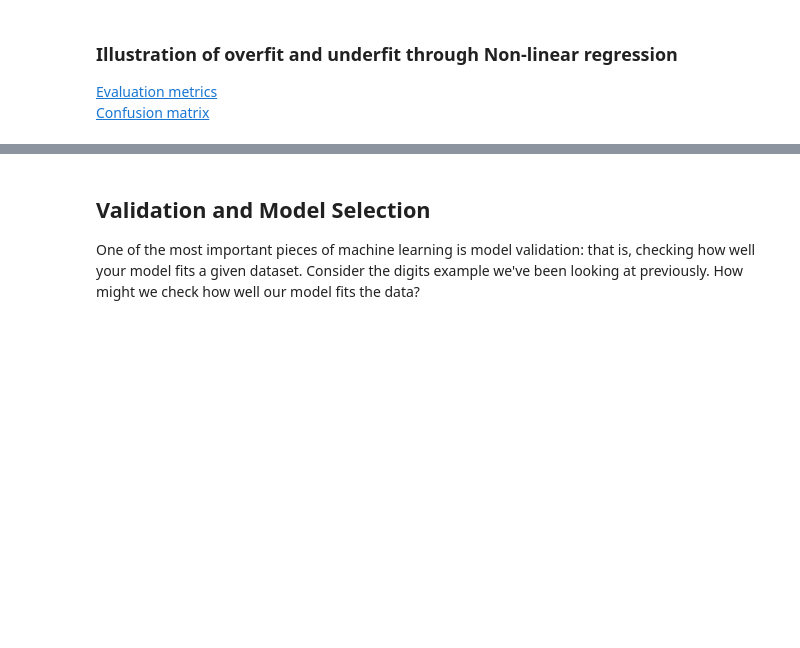
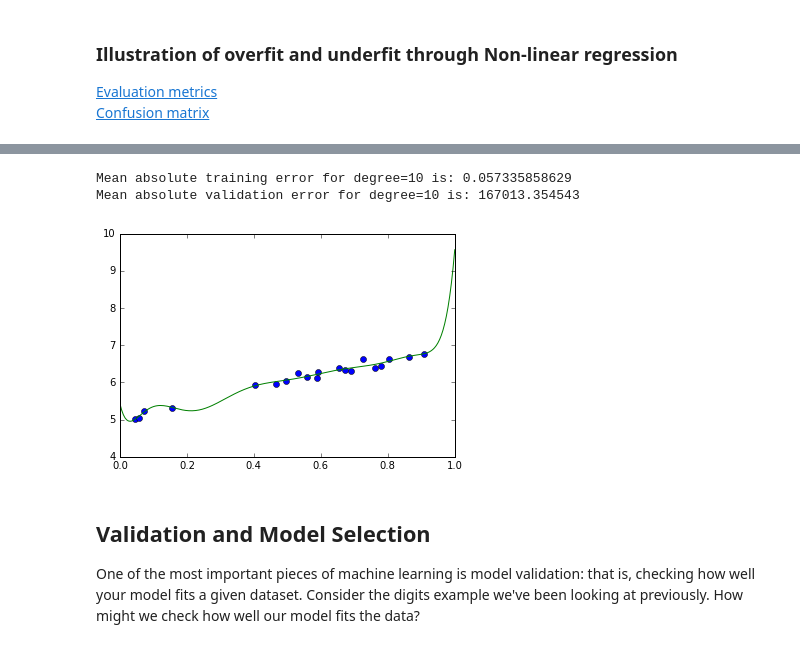
Before and after one commit to nikhilalmeida/ml-class, a Jupyter notebook: lecture material/ML_tutorial_week3.ipynb, the cells around one changed output, grey strips where cells are left out. Drawn from its saved outputs; the diff is of its cells as text; code cells hidden in the pictures; blank space fills up the shorter version.

```diff
--- a/lecture material/ML_tutorial_week3.ipynb
+++ b/lecture material/ML_tutorial_week3.ipynb
@@ -95,5 +122,9 @@ polynomial_regression(X_nonlinear_train, Y_nonlinear_train, X_nonlinear_test, Y_
 # %%
-polynomial_regression(X_nonlinear, Y_nonlinear, X_nonlinear_test, Y_nonlinear_test, 3)
+polynomial_regression(X_nonlinear_train, Y_nonlinear_train, X_nonlinear_test, Y_nonlinear_test, 10)
+# %% [output]
+Mean absolute training error for degree=10 is: 0.057335858629
+Mean absolute validation error for degree=10 is: 167013.354543
+[figure, added]
 # %%
 polynomial_regression(X_nonlinear, Y_nonlinear, X_nonlinear_test, Y_nonlinear_test, 4)
 # %%
```
Also changed, not shown: parts of 12 cells of this notebook, 9 other files.
